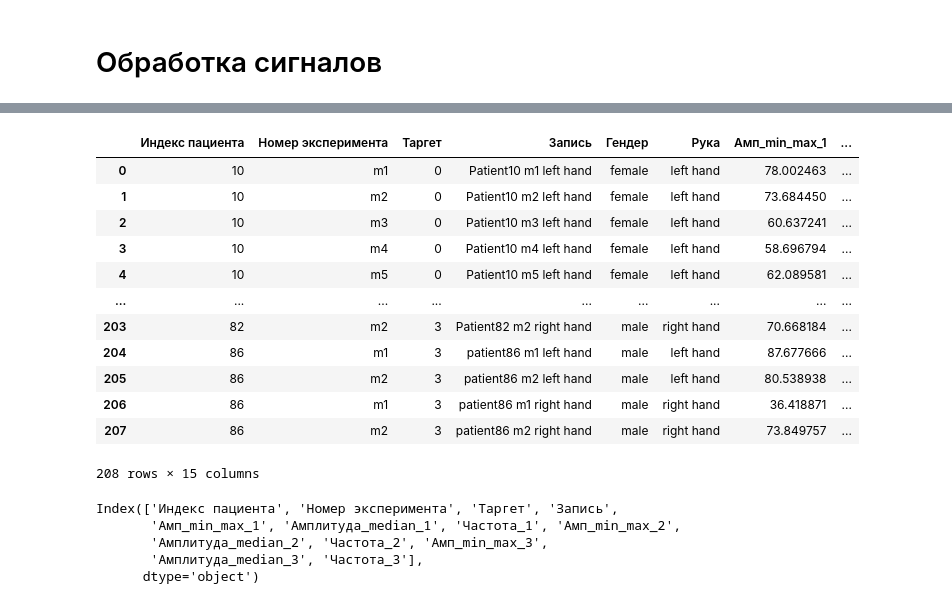
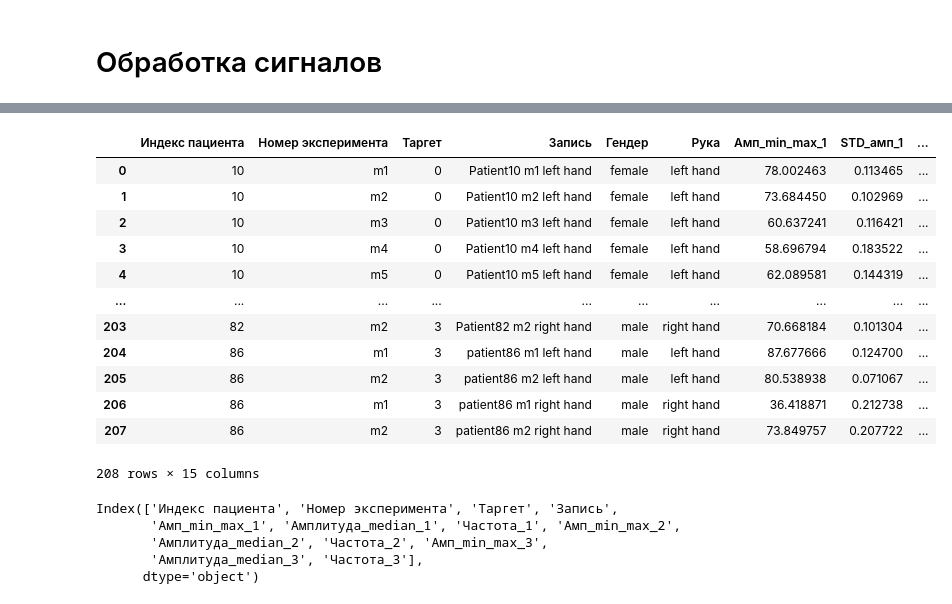
Before and after one commit to AnastasiaMoshkova/PD, a Jupyter notebook: statistiki_prav.ipynb, the cells around one changed output, grey strips where cells are left out. Cells and saved outputs as stored; diff of their text form; code cells hidden in the pictures.

Commit message:
Добавление std_амплитуды / графики гендеров

```diff
--- a/statistiki_prav.ipynb
+++ b/statistiki_prav.ipynb
@@ -258,7 +258,7 @@ def amplitude_min_max(maxi,mini): # Функция для подсчёта ам
         j+=1
 
     z = [x for x in amp if x > 0.15*max(amp)]
-    return np.mean(z), z
+    return np.mean(z), z, np.std(np.array(z)/(max(z)))
 # %%
 def amplitude_median( maxi,mini):  # Функция для подсчёта амплитуды через медиану
     return np.round(np.median(maxi)-np.median(mini),3)
@@ -268,12 +277,12 @@ def frequency (fs, frames, z):
     time = len(frames)/fs
     return np.round(len(z)/(2*time),3)
 # %%
-def add_to_task (task, stadia, patient, gender,  m, hand,  amp_min_max, amp_median , freq, number): #функция добаво
+def add_to_task (task, stadia, patient, gender,  m, hand,  amp_min_max , std_amp, freq, number): #функция добаво
     if len(task) !=0:
-        newrow = [number, m,stadia[0],patient + ' ' + m + ' ' + hand, gender, hand, amp_min_max, amp_median , freq]
+        newrow = [number, m,stadia[0],patient + ' ' + m + ' ' + hand, gender, hand, amp_min_max , std_amp, freq]
         task = np.vstack([task, newrow])
     else:
-        task = np.array([number, m,stadia[0],patient + ' ' + m + ' ' + hand, gender, hand, amp_min_max, amp_median, freq])
+        task = np.array([number, m,stadia[0],patient + ' ' + m + ' ' + hand, gender, hand, amp_min_max, std_amp, freq])
     return task
 # %%
 def patients (stadia, path, graph, f, stats,  task1, task2,task3, problems, inf):
@@ -361,32 +402,71 @@ leapRecording3_L_m2_patient86.json patient86 3_stage
 leapRecording3_R_m1_patient86.json patient86 3_stage
 leapRecording3_R_m2_patient86.json patient86 3_stage
 # %%
-df_task1 = pd.DataFrame(a1, columns = ['Индекс пациента', 'Номер эксперимента','Таргет', 'Запись','Гендер',  'Рука',  'Амплитуда_min_max', 'Амплитуда_median', 'Частота'])
-df_task1 = df_task1.astype ({'Частота': float,'Амплитуда_min_max': float, 'Амплитуда_median':float , 'Таргет': int, 'Индекс пациента':int})
+df_task1 = pd.DataFrame(a1, columns = ['Индекс пациента', 'Номер эксперимента','Таргет', 'Запись','Гендер',  'Рука',  'Амплитуда_min_max', 'STD_амп', 'Частота'])
+df_task1 = df_task1.astype ({'Частота': float,'Амплитуда_min_max': float, 'STD_амп': float,'Таргет': int, 'Индекс пациента':int})
 
-df_task2 = pd.DataFrame(a2, columns = ['Индекс пациента', 'Номер эксперимента','Таргет', 'Запись', 'Гендер', 'Рука',  'Амплитуда_min_max', 'Амплитуда_median', 'Частота'])
-df_task2 = df_task2.astype ({'Частота': float,'Амплитуда_min_max': float, 'Амплитуда_median':float , 'Таргет': int, 'Индекс пациента':int})
+df_task2 = pd.DataFrame(a2, columns = ['Индекс пациента', 'Номер эксперимента','Таргет', 'Запись', 'Гендер', 'Рука',  'Амплитуда_min_max', 'STD_амп', 'Частота'])
+df_task2 = df_task2.astype ({'Частота': float,'Амплитуда_min_max': float, 'STD_амп': float,'Таргет': int, 'Индекс пациента':int})
 
-df_task3 = pd.DataFrame(a3, columns = ['Индекс пациента', 'Номер эксперимента','Таргет', 'Запись', 'Гендер', 'Рука',  'Амплитуда_min_max', 'Амплитуда_median', 'Частота'])
-df_task3 = df_task3.astype ({'Частота': float,'Амплитуда_min_max': float, 'Амплитуда_median':float , 'Таргет': int, 'Индекс пациента':int})
+df_task3 = pd.DataFrame(a3, columns = ['Индекс пациента', 'Номер эксперимента','Таргет', 'Запись', 'Гендер', 'Рука',  'Амплитуда_min_max', 'STD_амп', 'Частота'])
+df_task3 = df_task3.astype ({'Частота': float,'Амплитуда_min_max': float, 'STD_амп': float, 'Таргет': int, 'Индекс пациента':int})
 # %%
-merged_df= pd.merge(df_task1, df_task2,   on=['Запись','Гендер', 'Рука', 'Таргет', 'Индекс пациента','Номер эксперимента'], how='inner')
-merged_df = pd.merge(merged_df, df_task3,   on=['Запись','Гендер',  'Рука', 'Таргет', 'Индекс пациента','Номер эксперимента'], how='inner')
-merged_df = merged_df.rename(columns={'Амплитуда_min_max_x': 'Амп_min_max_1', 'Амплитуда_median_x': 'Амплитуда_median_1', 'Частота_x': 'Частота_1','Амплитуда_min_max_y': 'Амп_min_max_2', 'Амплитуда_median_y': 'Амплитуда_median_2', 'Частота_y': 'Частота_2','Амплитуда_min_max': 'Амп_min_max_3', 'Амплитуда_median': 'Амплитуда_median_3', 'Частота': 'Частота_3'})
-merged_df[merged_df['Амп_min_max_1']>0]
+merged_df = pd.merge(
+    df_task1,
+    df_task2,
+    on=["Запись", "Гендер", "Рука", "Таргет", "Индекс пациента", "Номер эксперимента"],
+    how="inner",
+)
+merged_df = pd.merge(
+    merged_df,
+    df_task3,
+    on=["Запись", "Гендер", "Рука", "Таргет", "Индекс пациента", "Номер эксперимента"],
+    how="inner",
+)
+# merged_df = merged_df.rename(
+#     columns={
+#         "Амплитуда_min_max_x": "Амп_min_max_1",
+#         "Амплитуда_median_x": "Амплитуда_median_1",
+#         "Частота_x": "Частота_1",
+#         "Амплитуда_min_max_y": "Амп_min_max_2",
+#         "Амплитуда_median_y": "Амплитуда_median_2",
+#         "Частота_y": "Частота_2",
+#         "Амплитуда_min_max": "Амп_min_max_3",
+#         "Амплитуда_median": "Амплитуда_median_3",
+#         "Частота": "Частота_3",
+#     }
+# )
+
+merged_df = merged_df.rename(
+    columns={
+        "Амплитуда_min_max_x": "Амп_min_max_1",
+        "STD_амп_x": "STD_амп_1",
+        "Частота_x": "Частота_1",
+        "Амплитуда_min_max_y": "Амп_min_max_2",
+        "STD_амп_y": "STD_амп_2",
+        "Частота_y": "Частота_2",
+        "Амплитуда_min_max": "Амп_min_max_3",
+        "STD_амп": "STD_амп_3",
+        "Частота": "Частота_3",
+    }
+)
+
+
+
+merged_df[merged_df["Амп_min_max_1"] > 0]
 # %% [output]
-|  | Индекс пациента | Номер эксперимента | Таргет | Запись | Гендер | Рука | Амп_min_max_1 | ... |
-| 0 | 10 | m1 | 0 | Patient10 m1 left hand | female | left hand | 78.002463 | ... |
-| 1 | 10 | m2 | 0 | Patient10 m2 left hand | female | left hand | 73.684450 | ... |
-| 2 | 10 | m3 | 0 | Patient10 m3 left hand | female | left hand | 60.637241 | ... |
-| 3 | 10 | m4 | 0 | Patient10 m4 left hand | female | left hand | 58.696794 | ... |
-| 4 | 10 | m5 | 0 | Patient10 m5 left hand | female | left hand | 62.089581 | ... |
-| ... | ... | ... | ... | ... | ... | ... | ... | ... |
-| 203 | 82 | m2 | 3 | Patient82 m2 right hand | male | right hand | 70.668184 | ... |
-| 204 | 86 | m1 | 3 | patient86 m1 left hand | male | left hand | 87.677666 | ... |
-| 205 | 86 | m2 | 3 | patient86 m2 left hand | male | left hand | 80.538938 | ... |
-| 206 | 86 | m1 | 3 | patient86 m1 right hand | male | right hand | 36.418871 | ... |
-| 207 | 86 | m2 | 3 | patient86 m2 right hand | male | right hand | 73.849757 | ... |
+|  | Индекс пациента | Номер эксперимента | Таргет | Запись | Гендер | Рука | Амп_min_max_1 | STD_амп_1 | ... |
+| 0 | 10 | m1 | 0 | Patient10 m1 left hand | female | left hand | 78.002463 | 0.113465 | ... |
+| 1 | 10 | m2 | 0 | Patient10 m2 left hand | female | left hand | 73.684450 | 0.102969 | ... |
+| 2 | 10 | m3 | 0 | Patient10 m3 left hand | female | left hand | 60.637241 | 0.116421 | ... |
+| 3 | 10 | m4 | 0 | Patient10 m4 left hand | female | left hand | 58.696794 | 0.183522 | ... |
+| 4 | 10 | m5 | 0 | Patient10 m5 left hand | female | left hand | 62.089581 | 0.144319 | ... |
+| ... | ... | ... | ... | ... | ... | ... | ... | ... | ... |
+| 203 | 82 | m2 | 3 | Patient82 m2 right hand | male | right hand | 70.668184 | 0.101304 | ... |
+| 204 | 86 | m1 | 3 | patient86 m1 left hand | male | left hand | 87.677666 | 0.124700 | ... |
+| 205 | 86 | m2 | 3 | patient86 m2 left hand | male | left hand | 80.538938 | 0.071067 | ... |
+| 206 | 86 | m1 | 3 | patient86 m1 right hand | male | right hand | 36.418871 | 0.212738 | ... |
+| 207 | 86 | m2 | 3 | patient86 m2 right hand | male | right hand | 73.849757 | 0.207722 | ... |
 208 rows × 15 columns
 # %%
 df_zdorov = merged_df[merged_df['Таргет'] == 0]
```
Also changed, not shown: parts of 12 cells of this notebook.
